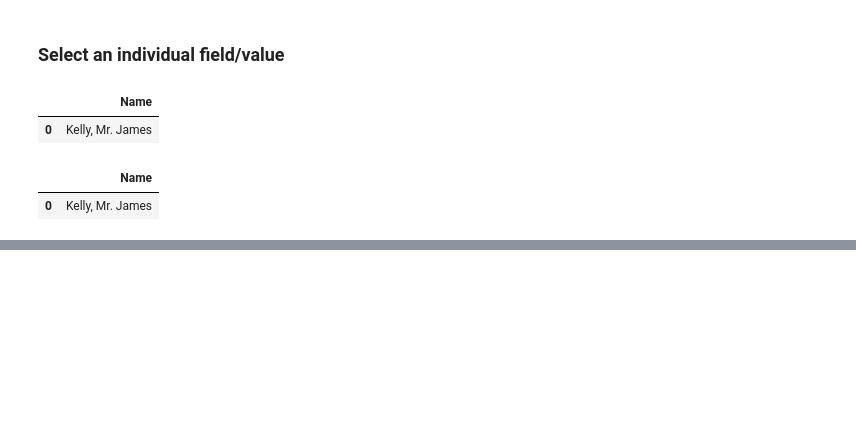
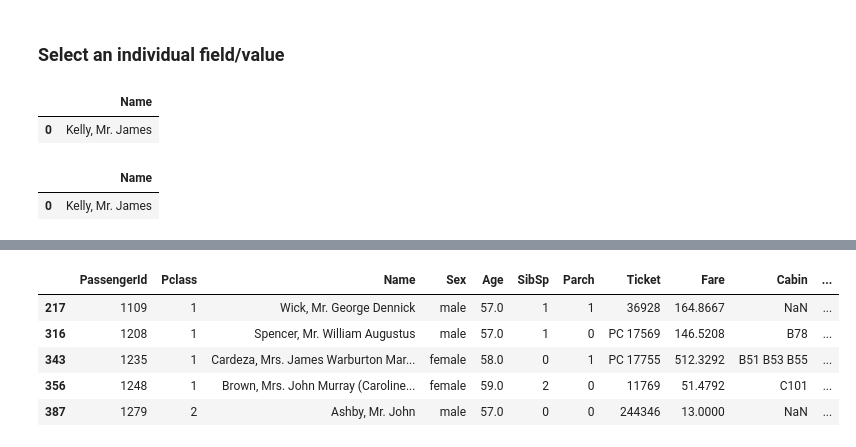
Before and after one commit to TheBoyMoe/DataScience-Repo, a Jupyter notebook: CodeAcademy-Data-Science/05-Pandas/05-pandas-review.ipynb, the cells around one changed output, grey strips where cells are left out. Cells and saved outputs as stored; diff of their text form; code cells hidden in the pictures; blank space fills up the shorter version.

```diff
--- a/CodeAcademy-Data-Science/05-Pandas/05-pandas-review.ipynb
+++ b/CodeAcademy-Data-Science/05-Pandas/05-pandas-review.ipynb
@@ -209,0 +257,9 @@ df.loc[[0], ['Name']]
+# %%
+df[(df.Age > 55) & (df.Age < 60) & ((df.Pclass == 1) | (df.Pclass == 2)) ]
+# %% [output]
+|  | PassengerId | Pclass | Name | Sex | Age | SibSp | Parch | Ticket | Fare | Cabin | ... |
+| 217 | 1109 | 1 | Wick, Mr. George Dennick | male | 57.0 | 1 | 1 | 36928 | 164.8667 | NaN | ... |
+| 316 | 1208 | 1 | Spencer, Mr. William Augustus | male | 57.0 | 1 | 0 | PC 17569 | 146.5208 | B78 | ... |
+| 343 | 1235 | 1 | Cardeza, Mrs. James Warburton Mar... | female | 58.0 | 0 | 1 | PC 17755 | 512.3292 | B51 B53 B55 | ... |
+| 356 | 1248 | 1 | Brown, Mrs. John Murray (Caroline... | female | 59.0 | 2 | 0 | 11769 | 51.4792 | C101 | ... |
+| 387 | 1279 | 2 | Ashby, Mr. John | male | 57.0 | 0 | 0 | 244346 | 13.0000 | NaN | ... |
```
Also changed, not shown: parts of 8 cells of this notebook, 2 other files.
